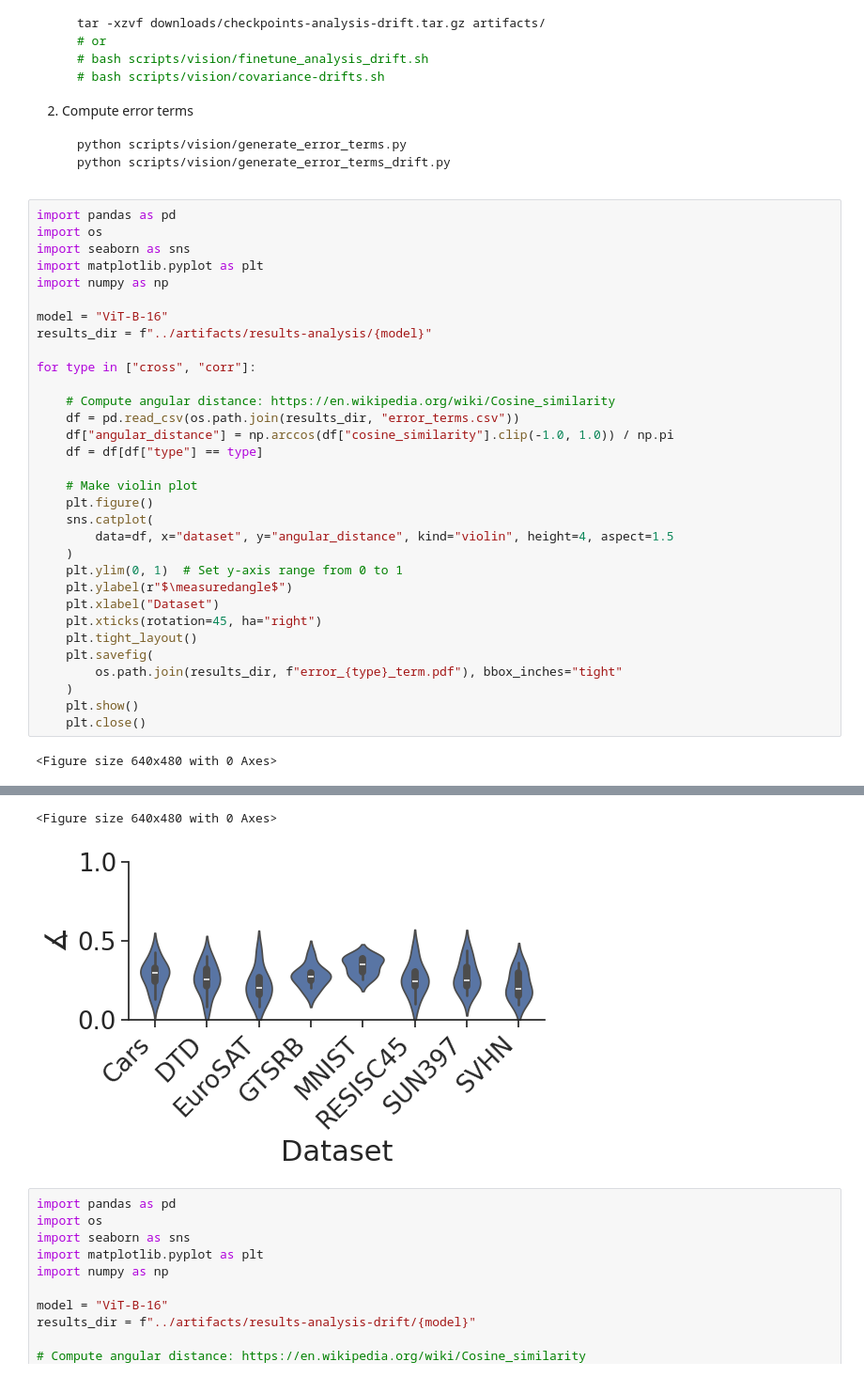
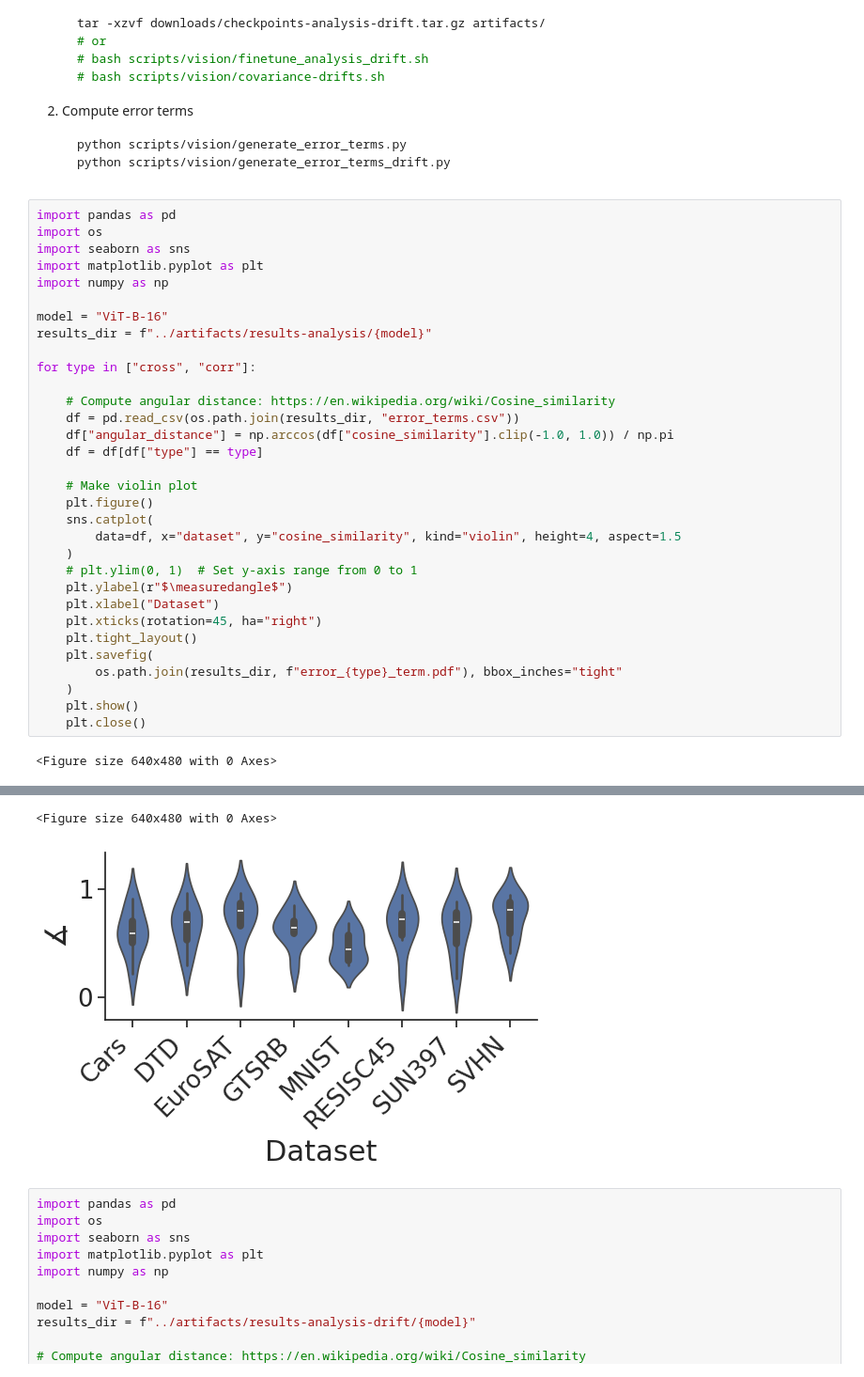
Before and after one commit to marawangamal/actmat, a Jupyter notebook: scripts/analysis.ipynb, the cells around one changed output, grey strips where cells are left out. Shown at 94% size. Saved outputs shown, nothing was run; the diff lists cells and outputs as text.

```diff
--- a/scripts/analysis.ipynb
+++ b/scripts/analysis.ipynb
@@ -84,9 +84,9 @@ for type in ["cross", "corr"]:
     # Make violin plot
     plt.figure()
     sns.catplot(
-        data=df, x="dataset", y="angular_distance", kind="violin", height=4, aspect=1.5
+        data=df, x="dataset", y="cosine_similarity", kind="violin", height=4, aspect=1.5
     )
-    plt.ylim(0, 1)  # Set y-axis range from 0 to 1
+    # plt.ylim(0, 1)  # Set y-axis range from 0 to 1
     plt.ylabel(r"$\measuredangle$")
     plt.xlabel("Dataset")
     plt.xticks(rotation=45, ha="right")
@@ -102,5 +102,5 @@ for type in ["cross", "corr"]:
 <Figure size 640x480 with 0 Axes>
-[figure, old version]
+[figure, new version]
 # %%
 import pandas as pd
 import os
```
Also changed, not shown: parts of 5 cells of this notebook, 23 other files.
